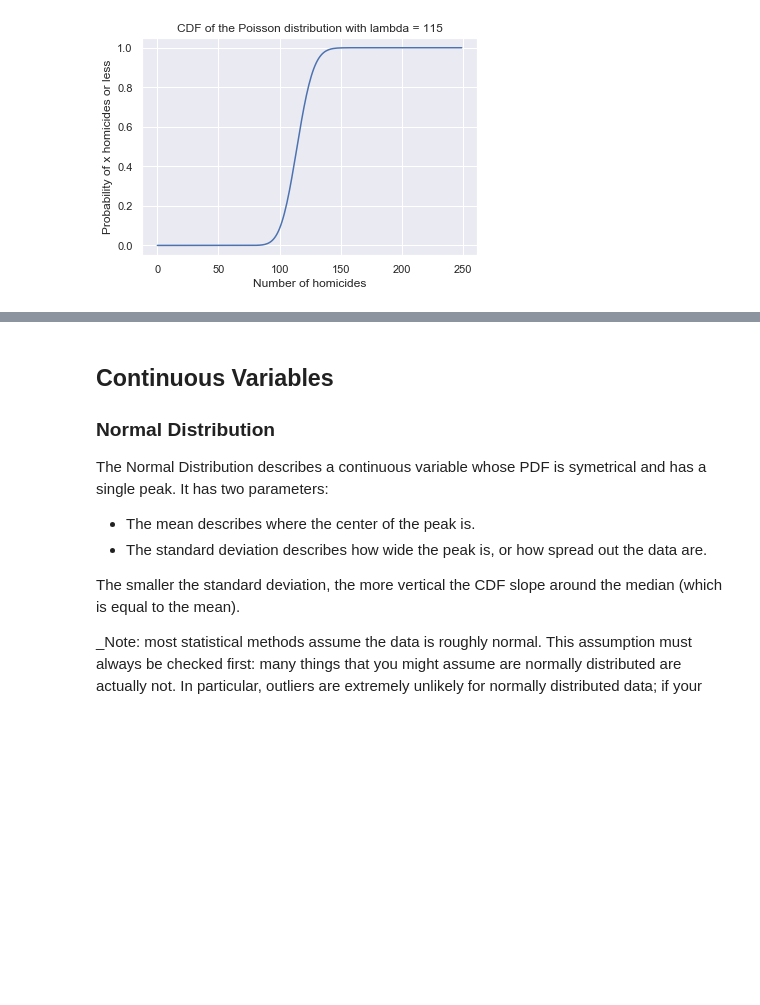
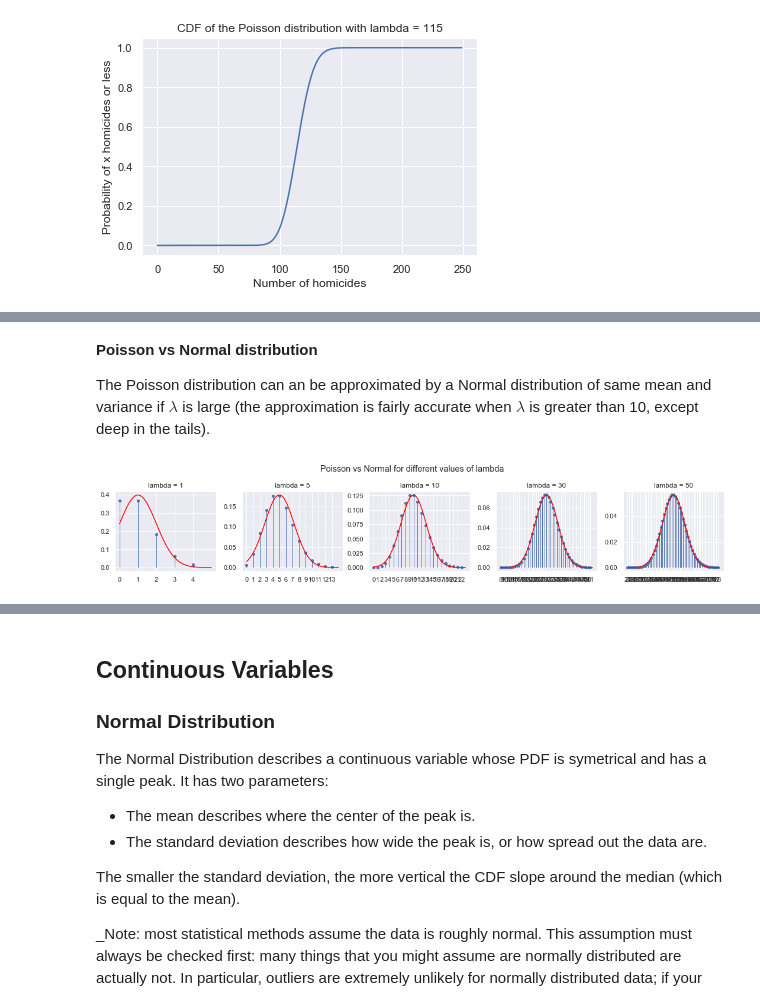
Before and after one commit to sebastienplat/sebastienplat.github.io, a Jupyter notebook: _posts_notebooks/data_science_101/HypTesting2.ipynb, the cells around one changed output, grey strips where cells are left out. Cells and saved outputs as stored; diff of their text form; code cells hidden in the pictures; blank space fills up the shorter version.

```diff
--- a/_posts_notebooks/data_science_101/HypTesting2.ipynb
+++ b/_posts_notebooks/data_science_101/HypTesting2.ipynb
@@ -337,0 +401,39 @@ SD from the mean: -1.49
+# %% [markdown]
+**Poisson vs Normal distribution**
+
+The Poisson distribution can an be approximated by a Normal distribution of same mean and variance if $\lambda$ is large (the approximation is fairly accurate when $\lambda$ is greater than 10, except deep in the tails).
+# %%
+def poisson_vs_normal(l, ax):
+    """
+    plot the pmf of a poisson distrib for n experiments with proba of success p
+    vs the pdf of the normal distrib of same mean and variance.
+    """
+
+    mu = l
+    sd = np.sqrt(l)
+    xmin = max(0, np.floor(mu - 4 * sd).astype(int))
+    xmax = np.ceil(mu + 4 * sd).astype(int)
+    x_disc = range(xmin, xmax)
+    x_cont = np.linspace(xmin, xmax, 50)
+
+    _ = ax.plot(x_disc, stats.poisson.pmf(x_disc, l), 'bo', ms=4)
+    _ = ax.vlines(x_disc, 0, stats.poisson.pmf(x_disc, l), colors='b', lw=1)
+    _ = ax.plot(x_cont, stats.norm.pdf(x_cont, mu, sd), color='red')
+    _ = ax.set_xticks(x_disc)
+
+    _ = ax.set_title('lambda = {}'.format(l))
+# %%
+
+# Plot the PMF and PDF
+fig, ax = plt.subplots(nrows=1, ncols=5, figsize = (5 * 3, 1 * 3))
+
+poisson_vs_normal(1, ax[0])
+poisson_vs_normal(5, ax[1])
+poisson_vs_normal(10, ax[2])
+poisson_vs_normal(30, ax[3])
+poisson_vs_normal(50, ax[4])
+
+fig.suptitle('Poisson vs Normal for different values of lambda')
+fig.tight_layout(rect=[0, 0, 1, 0.9])
+# %% [output]
+[figure, added]
```
Also changed, not shown: parts of 13 cells of this notebook.
